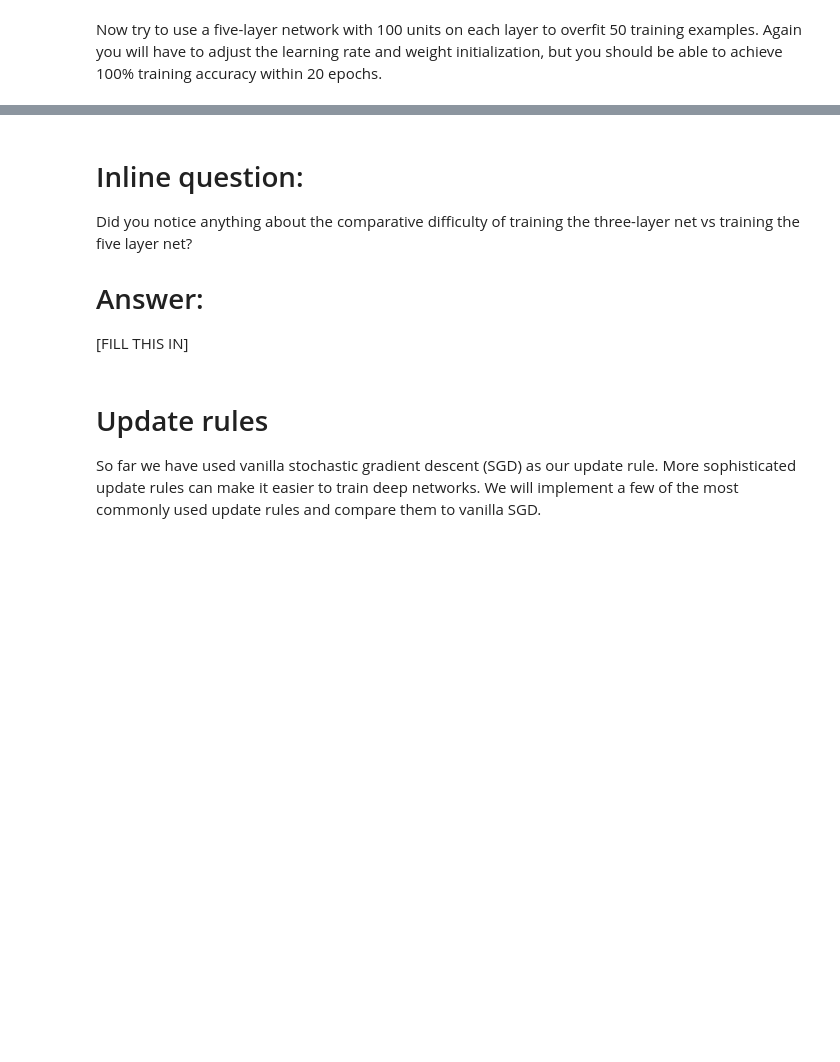
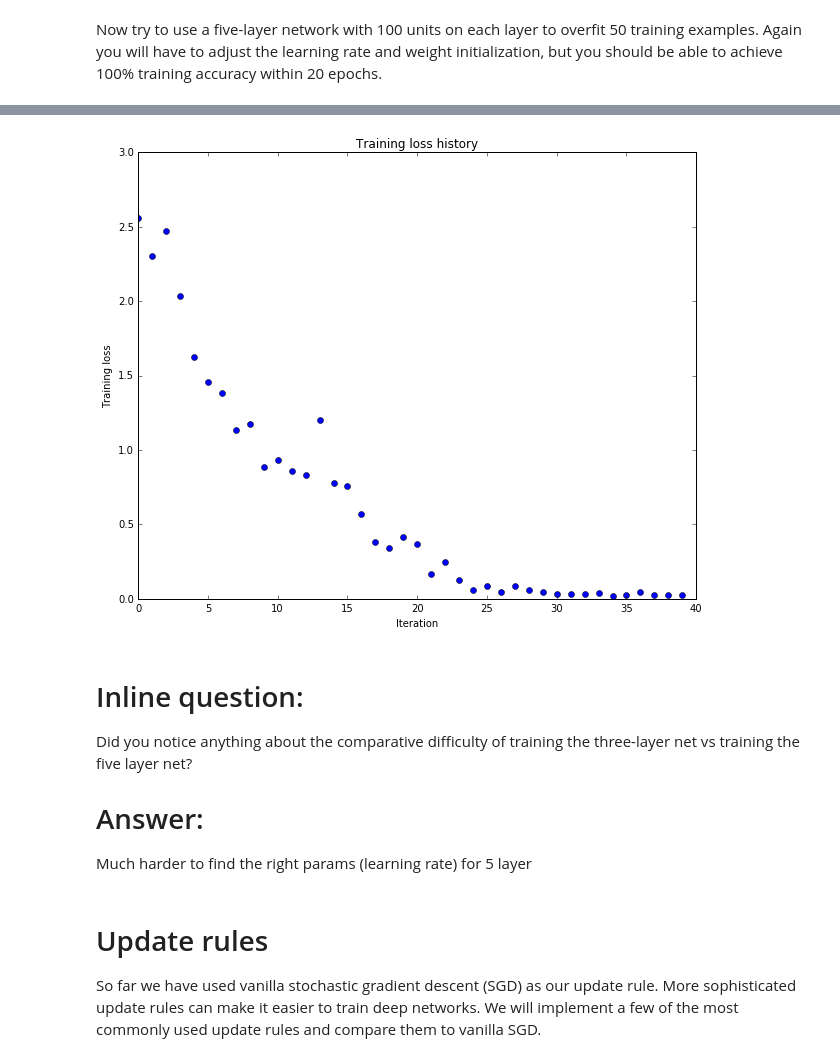
Before and after one commit to wendykan/cnn-for-visual-recognition, a Jupyter notebook: assignment2/FullyConnectedNets.ipynb, the cells around one changed output, grey strips where cells are left out. Saved outputs shown, nothing was run; the diff lists cells and outputs as text; code cells hidden in the pictures; blank space fills up the shorter version.

```diff
--- a/assignment2/FullyConnectedNets.ipynb
+++ b/assignment2/FullyConnectedNets.ipynb
@@ -376,8 +473,8 @@ small_data = {
   'y_val': data['y_val'],
 }
 
-learning_rate = 1e-3
-weight_scale = 1e-5
+learning_rate = 2e-2
+weight_scale = 4e-2
 model = FullyConnectedNet([100, 100, 100, 100],
                 weight_scale=weight_scale, dtype=np.float64)
 solver = Solver(model, small_data,
@@ -394,3 +491,4 @@ plt.title('Training loss history')
 plt.xlabel('Iteration')
 plt.ylabel('Training loss')
 plt.show()
+# %% [output]
@@ -397,9 +512,10 @@ plt.show()
+[figure, added]
 # %% [markdown]
 # Inline question:
 Did you notice anything about the comparative difficulty of training the three-layer net vs training the five layer net?
 
 # Answer:
-[FILL THIS IN]
+Much harder to find the right params (learning rate) for 5 layer
 # %% [markdown]
 # Update rules
 So far we have used vanilla stochastic gradient descent (SGD) as our update rule. More sophisticated update rules can make it easier to train deep networks. We will implement a few of the most commonly used update rules and compare them to vanilla SGD.
```
Also changed, not shown: parts of 12 cells of this notebook, 2 other files.
